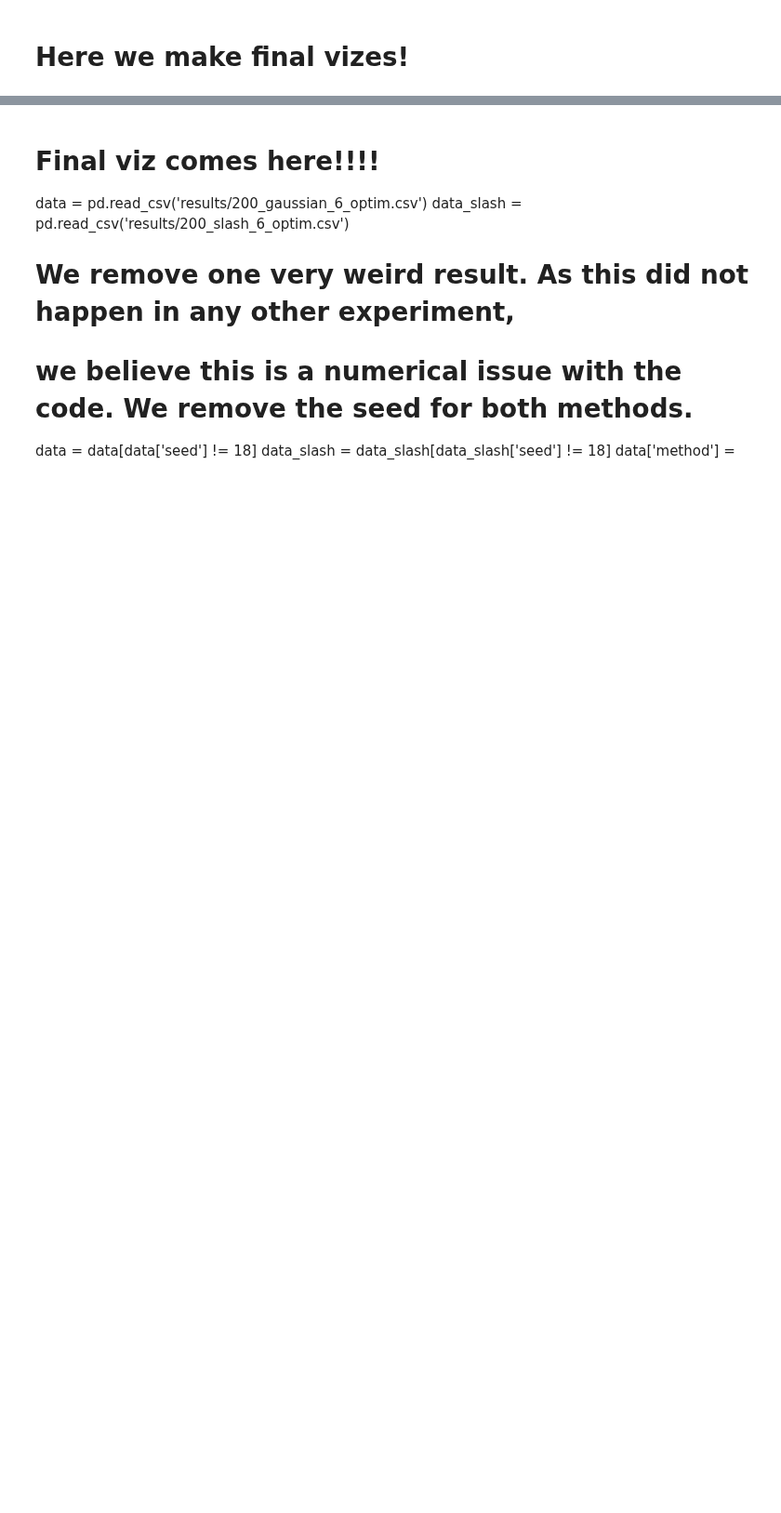
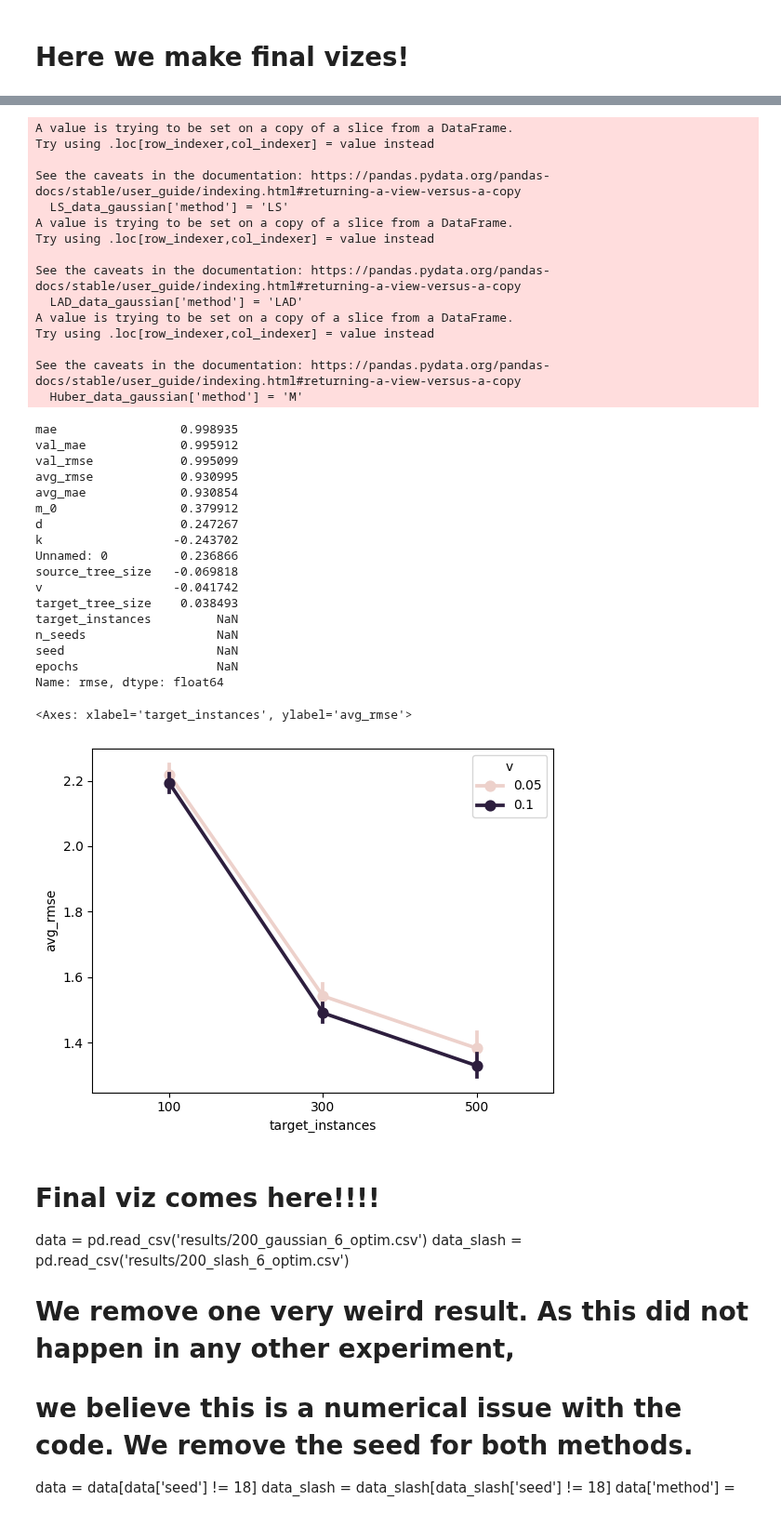
Before and after one commit to DageBjorne/transfertreeboost, a Jupyter notebook: friedman1_simul/viz_ls_lad_huber.ipynb, the cells around one changed output, grey strips where cells are left out. Shown at 93% size. Saved outputs shown, nothing was run; the diff lists cells and outputs as text; code cells hidden in the pictures; blank space fills up the shorter version.

```diff
--- a/friedman1_simul/viz_ls_lad_huber.ipynb
+++ b/friedman1_simul/viz_ls_lad_huber.ipynb
@@ -687,3 +245,74 @@ best_Huber
+# %%
+LS_data_gaussian = data_gaussian[data_gaussian['method'] == 'LSTransferTreeBoost']
+LAD_data_gaussian = data_gaussian[data_gaussian['method'] == 'LADTransferTreeBoost']
+Huber_data_gaussian = data_gaussian[data_gaussian['method'] == 'MTransferTreeBoost']
+LS_data_gaussian['method'] = 'LS'
+LAD_data_gaussian['method'] = 'LAD'
+Huber_data_gaussian['method'] = 'M'
+
+best_LS, best_LS_params = topk_per_d_per_method(
+    LS_data_gaussian,
+    config_cols, k=1000
+)
+
+best_LAD, best_LAD_params = topk_per_d_per_method(
+    LAD_data_gaussian,
+    config_cols, k=1000
+)
+
+best_Huber, best_Huber_params = topk_per_d_per_method(
+    Huber_data_gaussian,
+    config_cols, k=1000
+)
+
+best_Huber_params = best_Huber_params.iloc[list(range(0, len(best_Huber_params), 5))]
+best_Huber_params_100 = best_Huber_params[best_Huber_params['target_instances'] == 100]
+
+corr_with_rmse = (
+    best_Huber_params_100
+    .corr(numeric_only=True)['rmse']
+    .drop('rmse')
+    .sort_values(key=abs, ascending=False)
+)
+
+print(corr_with_rmse)
+
+sns.pointplot(data = best_Huber_params, x = 'target_instances', y  = 'avg_rmse', hue = 'v')
+# %% [output]
+A value is trying to be set on a copy of a slice from a DataFrame.
+Try using .loc[row_indexer,col_indexer] = value instead
+
+See the caveats in the documentation: https://pandas.pydata.org/pandas-docs/stable/user_guide/indexing.html#returning-a-view-versus-a-copy
+  LS_data_gaussian['method'] = 'LS'
+A value is trying to be set on a copy of a slice from a DataFrame.
+Try using .loc[row_indexer,col_indexer] = value instead
+
+See the caveats in the documentation: https://pandas.pydata.org/pandas-docs/stable/user_guide/indexing.html#returning-a-view-versus-a-copy
+  LAD_data_gaussian['method'] = 'LAD'
+A value is trying to be set on a copy of a slice from a DataFrame.
+Try using .loc[row_indexer,col_indexer] = value instead
+
+See the caveats in the documentation: https://pandas.pydata.org/pandas-docs/stable/user_guide/indexing.html#returning-a-view-versus-a-copy
+  Huber_data_gaussian['method'] = 'M'
+mae                 0.998935
+val_mae             0.995912
+val_rmse            0.995099
+avg_rmse            0.930995
+avg_mae             0.930854
+m_0                 0.379912
+d                   0.247267
+k                  -0.243702
+Unnamed: 0          0.236866
+source_tree_size   -0.069818
+v                  -0.041742
+target_tree_size    0.038493
+target_instances         NaN
+n_seeds                  NaN
+seed                     NaN
+epochs                   NaN
+Name: rmse, dtype: float64
+<Axes: xlabel='target_instances', ylabel='avg_rmse'>
+[figure, added]
 # %% [markdown]
 # Final viz comes here!!!!
 data = pd.read_csv('results/200_gaussian_6_optim.csv')
```
Also changed, not shown: parts of 18 cells of this notebook, 3 other files.
